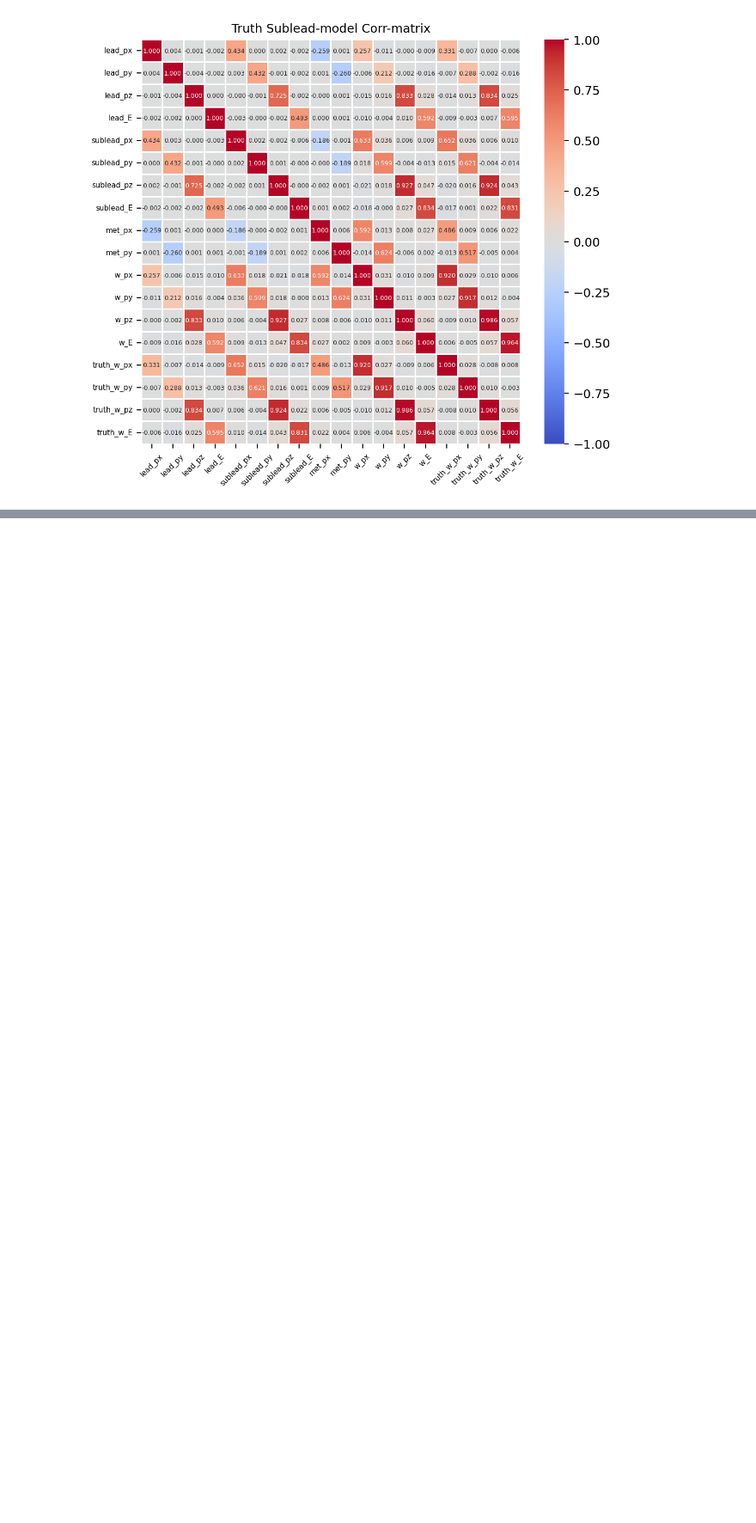
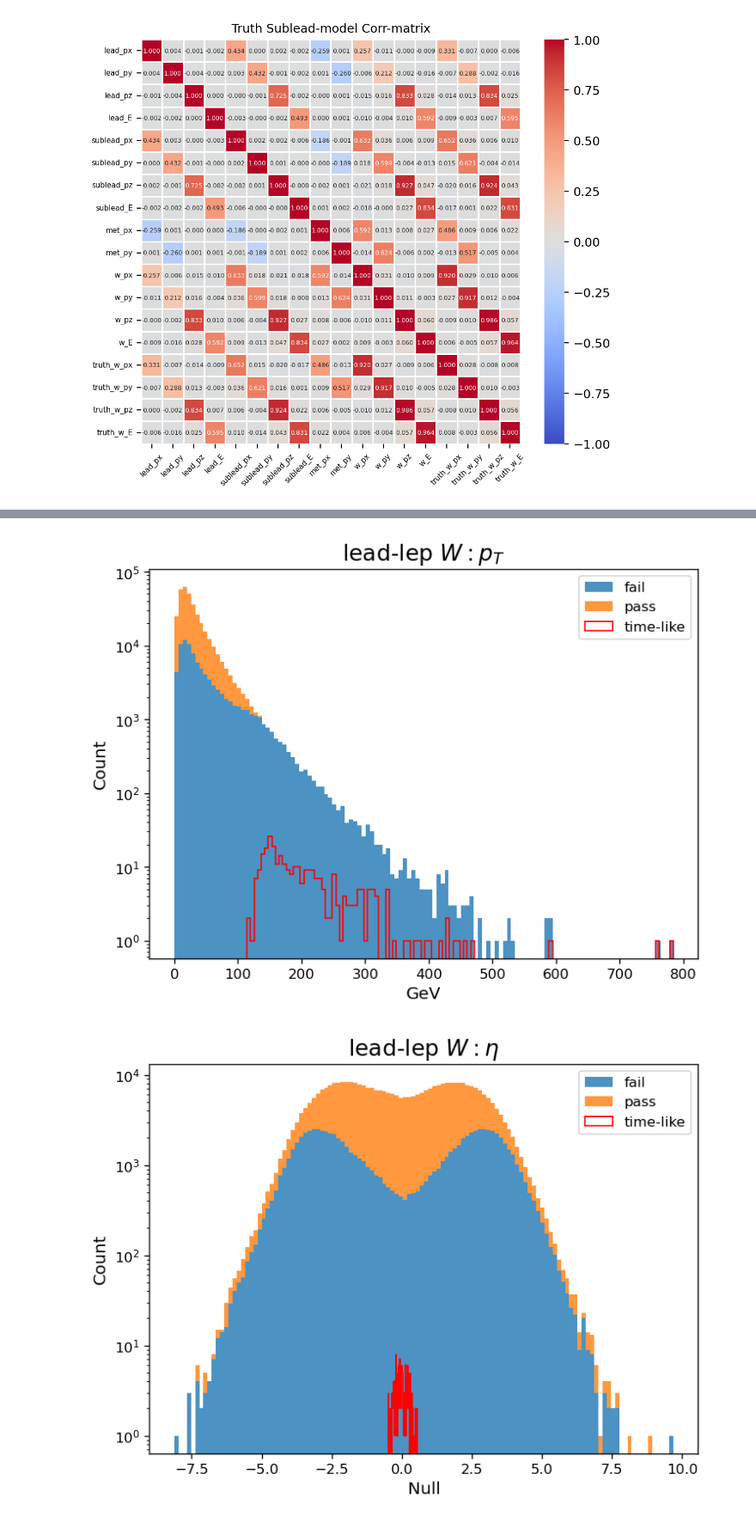
Before and after one commit to yygarypeng/Bell-INNs, a Jupyter notebook: 4th_trial/qe-analysis/qe_analysis.ipynb, the cells around one changed output, grey strips where cells are left out. Shown at 86% size. Saved outputs shown, nothing was run; the diff lists cells and outputs as text; code cells hidden in the pictures; blank space fills up the shorter version.

```diff
--- a/4th_trial/qe-analysis/qe_analysis.ipynb
+++ b/4th_trial/qe-analysis/qe_analysis.ipynb
@@ -1089,7 +1120,7 @@ def miss_plot(full_data, miss_data, title=r"$\eta_{lead}$", unit=None, density=T
 
 
 def miss_w_plot(
-    pass_data, miss_data, raw_data, title=r"$\eta_{lead}$", unit=None, density=True
+    pass_data, miss_data, raw_data, title=r"$\eta_{lead}$", unit=None, density=True, log=False
 ):
     bins = 120
     plt.figure(figsize=(7, 5), dpi=120)
@@ -1100,16 +1131,18 @@ def miss_w_plot(
         alpha=0.8,
         label=["fail", "pass"],
         stacked=True,
+        log=log
     )
     plt.hist(
         raw_data,
         bins=bins,
         density=density,
         alpha=1.0,
-        label="label",
+        label="time-like",
         histtype="step",
         stacked=False,
-        color="grey"
+        color="red",
+        log=log
     )
     if unit:
         plt.xlabel(unit, fontsize=12)
@@ -1125,0 +1205,61 @@ def miss_w_plot(
+# %%
+# lead
+miss_w_plot(
+    w_lead_pt[~mask],
+    w_lead_pt[mask],
+    w_lead_pt[lead_time_mask],
+    r"lead-lep $W: p_{T}$",
+    unit="GeV",
+    density=False,
+    log=True
+)
+miss_w_plot(
+    w_lead_eta[~mask],
+    w_lead_eta[mask],
+    w_lead_eta[lead_time_mask],
+    r"lead-lep $W: \eta$",
+    unit="Null",
+    density=False,
+    log=True
+)
+miss_w_plot(
+    w_lead_phi[~mask],
+    w_lead_phi[mask],
+    w_lead_phi[lead_time_mask],
+    r"lead-lep $W: \phi$",
+    unit="rad",
+    density=False,
+    log=True
+)
+
+# sublead
+miss_w_plot(
+    w_sublead_pt[~mask],
+    w_sublead_pt[mask],
+    w_sublead_pt[sublead_time_mask],
+    r"sulead-lep $W: p_{T}$",
+    unit="GeV",
+    density=False,
+    log=True
+)
+miss_w_plot(
+    w_sublead_eta[~mask],
+    w_sublead_eta[mask],
+    w_sublead_eta[sublead_time_mask],
+    r"sulead-lep $W: \eta$",
+    unit="Null",
+    density=False,
+    log=True
+)
+miss_w_plot(
+    w_sublead_phi[~mask],
+    w_sublead_phi[mask],
+    w_sublead_phi[sublead_time_mask],
+    r"sublead-lep $W: \phi$",
+    unit="rad",
+    density=False,
+    log=True
+)
+# %% [output]
+[figure, added]
+[figure, added]
```
Also changed, not shown: parts of 10 cells of this notebook, 1 other file.
